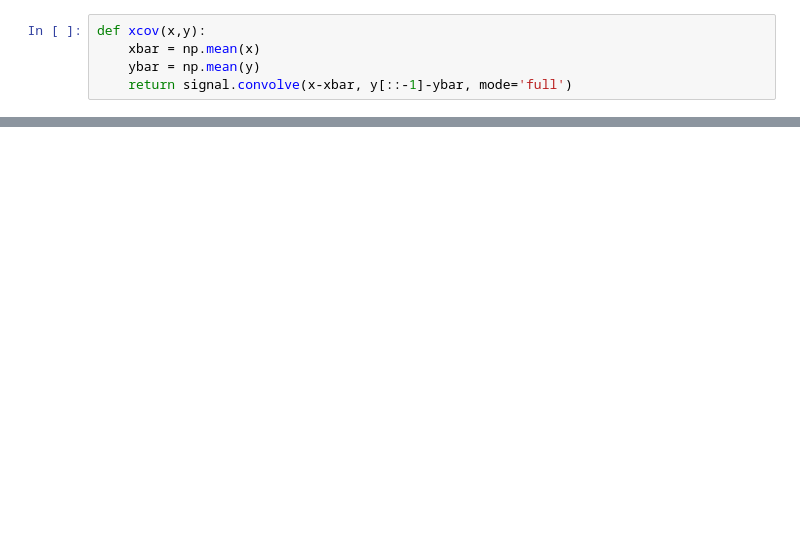
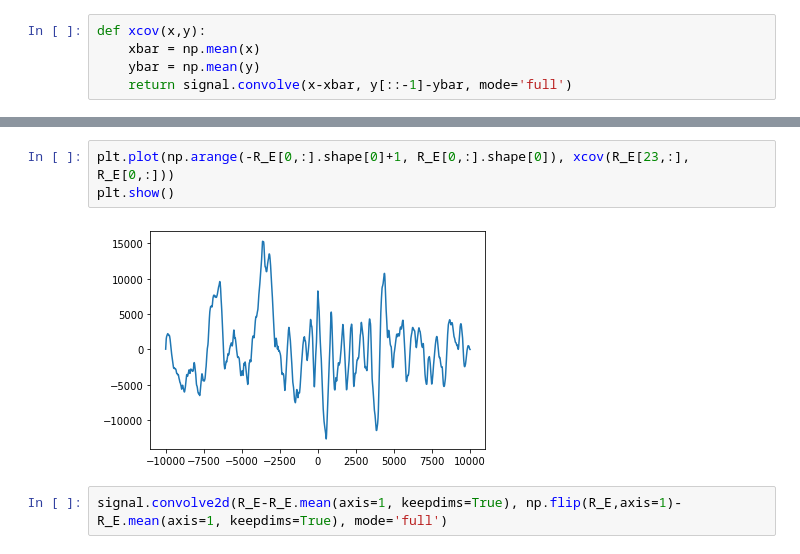
Before and after one commit to alexnegron/SCGB-Fellowship, a Jupyter notebook: Noisy model.ipynb, the cells around one changed output, grey strips where cells are left out. Drawn from its saved outputs; the diff is of its cells as text; blank space fills up the shorter version.

```diff
--- a/Noisy model.ipynb
+++ b/Noisy model.ipynb
@@ -127,0 +141,7 @@ plt.show()
+# %%
+plt.plot(np.arange(-R_E[0,:].shape[0]+1, R_E[0,:].shape[0]), xcov(R_E[23,:], R_E[0,:]))
+plt.show()
+# %% [output]
+[figure, added]
+# %%
+signal.convolve2d(R_E-R_E.mean(axis=1, keepdims=True), np.flip(R_E,axis=1)-R_E.mean(axis=1, keepdims=True), mode='full')
```
Also changed, not shown: parts of 9 cells of this notebook.
